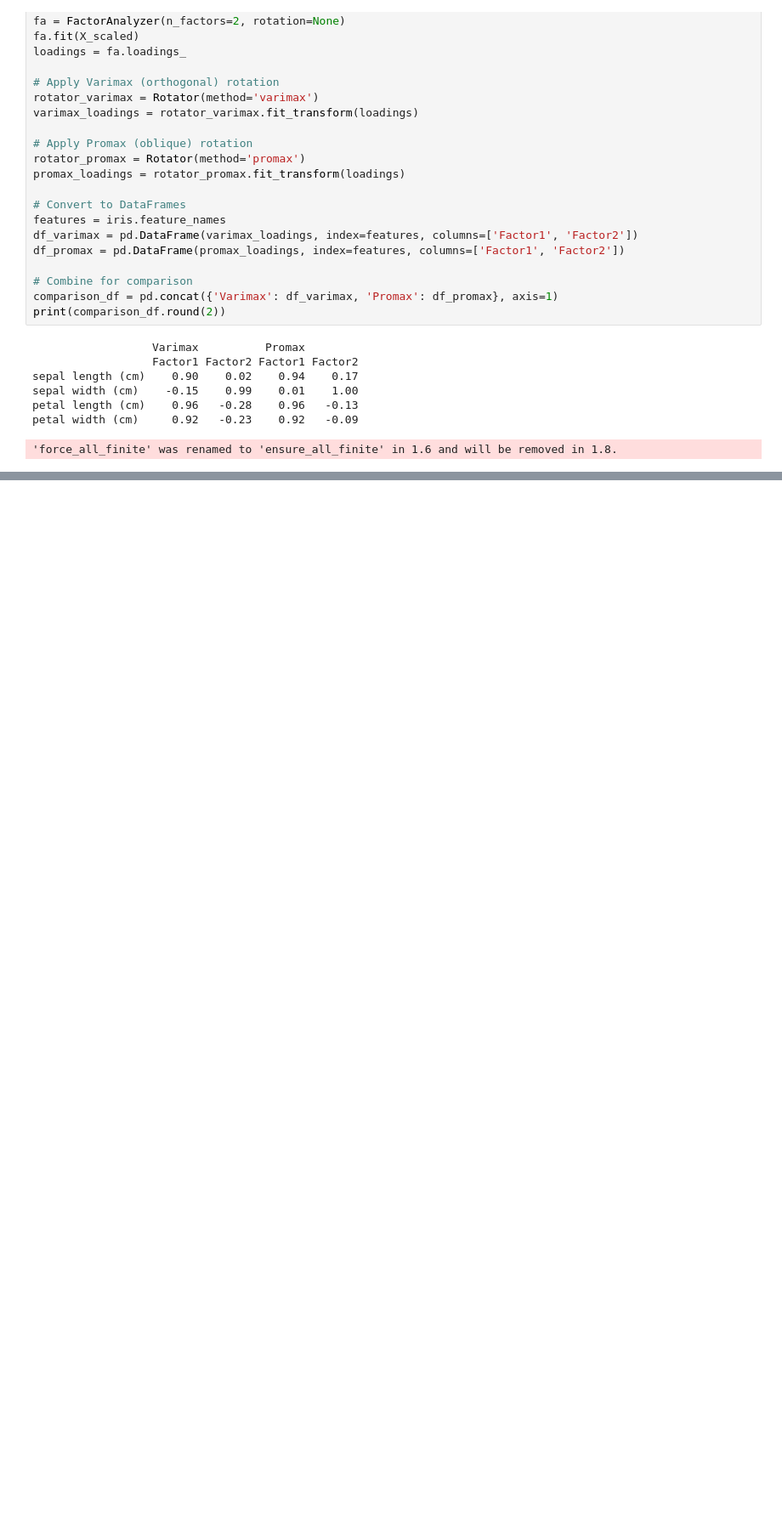
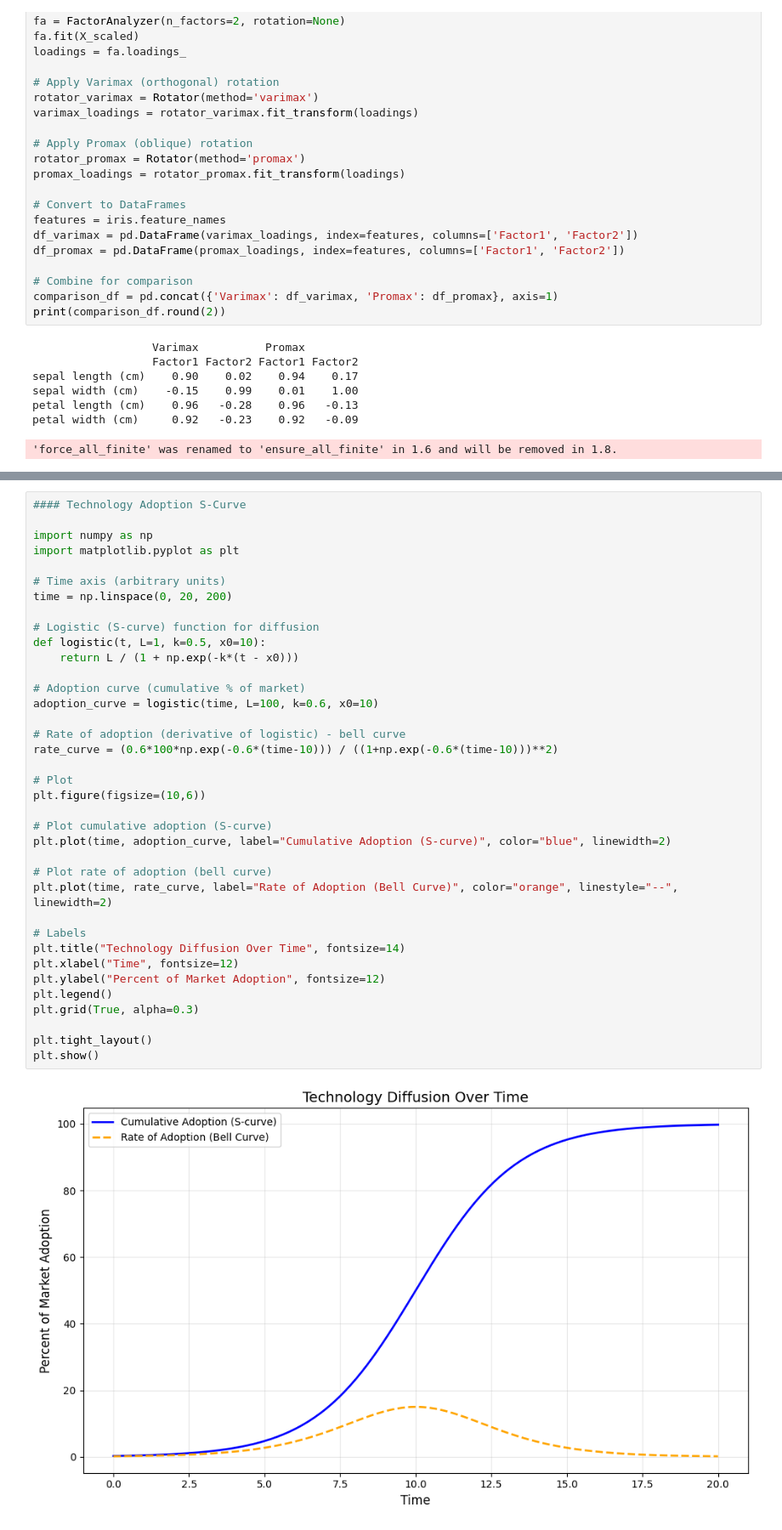
Before and after one commit to rgregs60/Python-Fall-2024-Notebooks, a Jupyter notebook: Development Code/Development Work 2025/AI Learning and Evolution.ipynb, the cells around one changed output, grey strips where cells are left out. Shown at 85% size. Cells and saved outputs as stored; diff of their text form; blank space fills up the shorter version.

```diff
--- a/Development Code/Development Work 2025/AI Learning and Evolution.ipynb
+++ b/Development Code/Development Work 2025/AI Learning and Evolution.ipynb
@@ -543,0 +633,39 @@ petal width (cm)     0.92   -0.23    0.92   -0.09
+# %%
+#### Technology Adoption S-Curve
+
+import numpy as np
+import matplotlib.pyplot as plt
+
+# Time axis (arbitrary units)
+time = np.linspace(0, 20, 200)
+
+# Logistic (S-curve) function for diffusion
+def logistic(t, L=1, k=0.5, x0=10):
+    return L / (1 + np.exp(-k*(t - x0)))
+
+# Adoption curve (cumulative % of market)
+adoption_curve = logistic(time, L=100, k=0.6, x0=10)
+
+# Rate of adoption (derivative of logistic) - bell curve
+rate_curve = (0.6*100*np.exp(-0.6*(time-10))) / ((1+np.exp(-0.6*(time-10)))**2)
+
+# Plot
+plt.figure(figsize=(10,6))
+
+# Plot cumulative adoption (S-curve)
+plt.plot(time, adoption_curve, label="Cumulative Adoption (S-curve)", color="blue", linewidth=2)
+
+# Plot rate of adoption (bell curve)
+plt.plot(time, rate_curve, label="Rate of Adoption (Bell Curve)", color="orange", linestyle="--", linewidth=2)
+
+# Labels
+plt.title("Technology Diffusion Over Time", fontsize=14)
+plt.xlabel("Time", fontsize=12)
+plt.ylabel("Percent of Market Adoption", fontsize=12)
+plt.legend()
+plt.grid(True, alpha=0.3)
+
+plt.tight_layout()
+plt.show()
+# %% [output]
+[figure, added]
```
Also changed, not shown: parts of 4 cells of this notebook, 3 other files.
